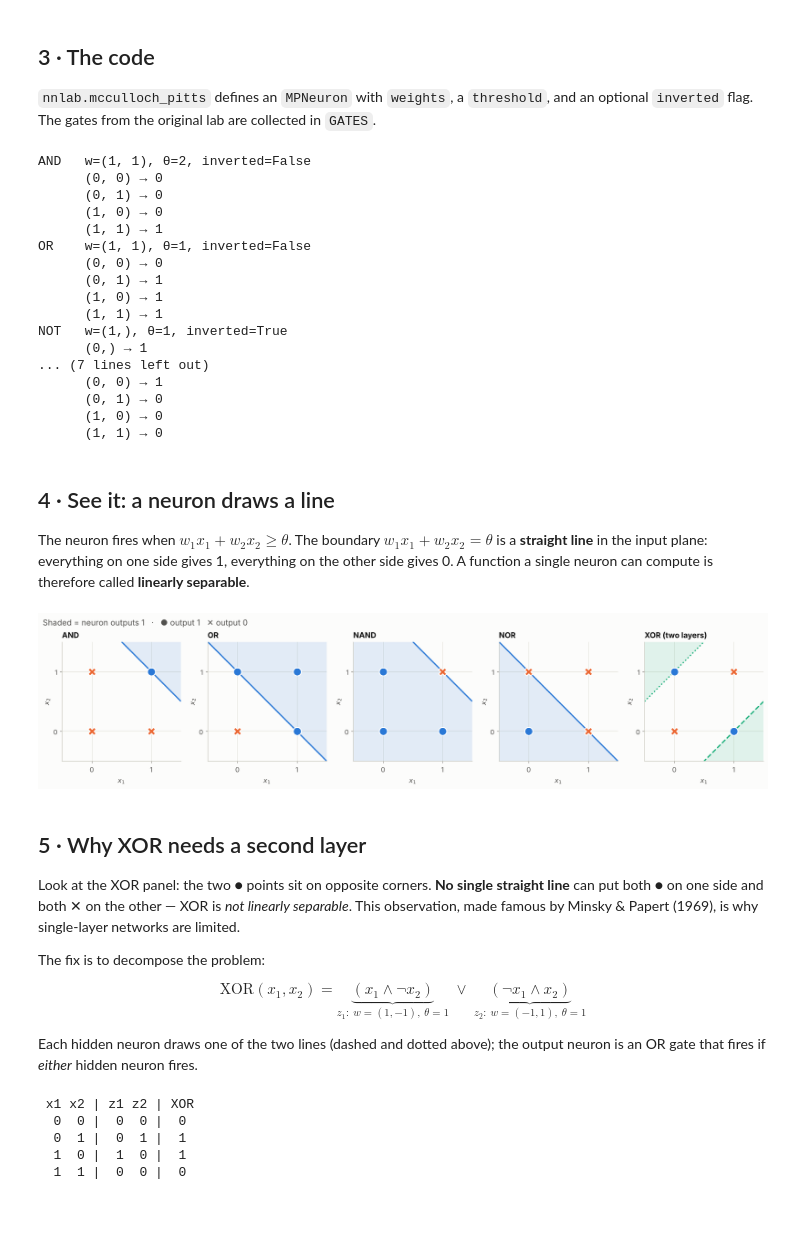
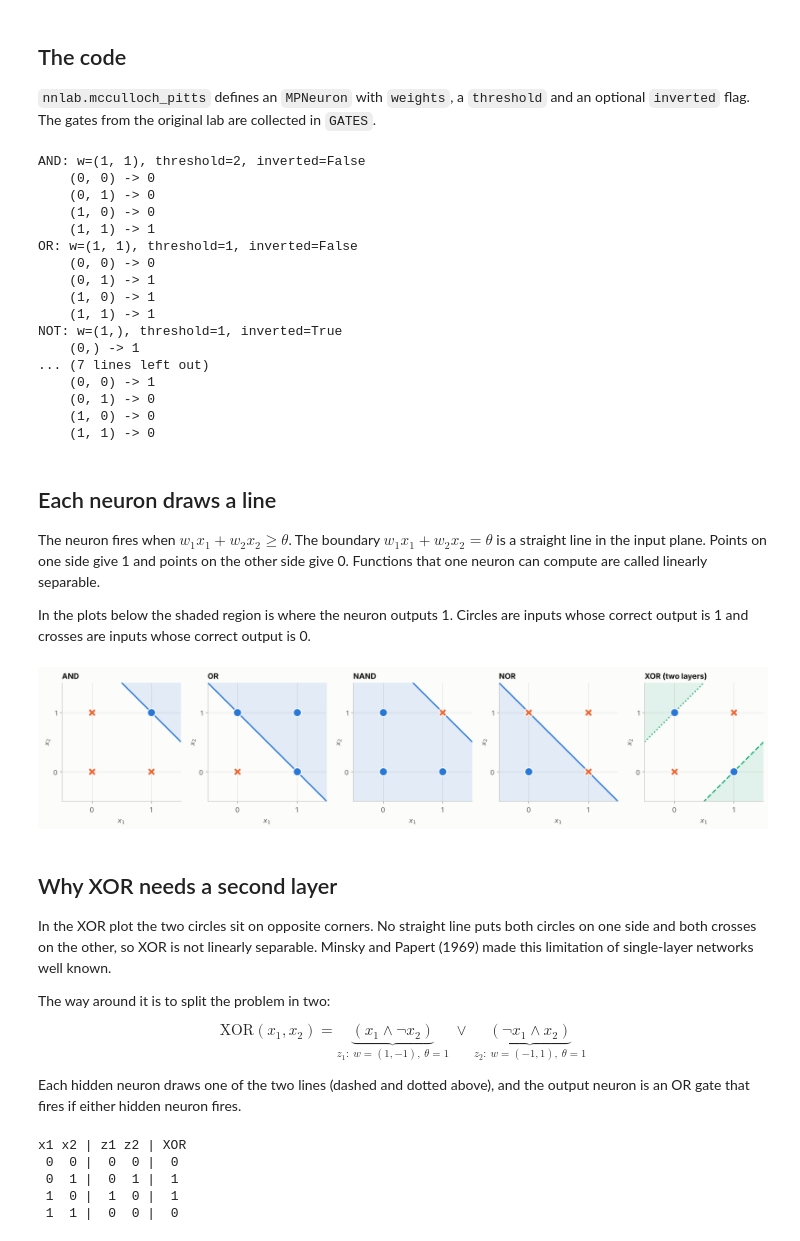
Before and after one commit to anupbagale/neural-network-lab, a Jupyter notebook: notebooks/01_mcculloch_pitts_logic_gates.ipynb, the cells around one changed output. Saved outputs shown, nothing was run; the diff lists cells and outputs as text; code cells hidden in the pictures; blank space fills up the shorter version.

```diff
--- a/notebooks/01_mcculloch_pitts_logic_gates.ipynb
+++ b/notebooks/01_mcculloch_pitts_logic_gates.ipynb
@@ -70,96 +68,97 @@ $net = 0, 1, 1, 2$. AND fires only when $net \ge 2$ → `0 0 0 1`. OR fires when
 
 </details>
 # %% [markdown]
-## 3 · The code
+## The code
 
-`nnlab.mcculloch_pitts` defines an `MPNeuron` with `weights`, a `threshold`, and an optional
+`nnlab.mcculloch_pitts` defines an `MPNeuron` with `weights`, a `threshold` and an optional
 `inverted` flag. The gates from the original lab are collected in `GATES`.
 # %%
-from nnlab.mcculloch_pitts import GATES, MPNeuron, truth_table, xor_network
+from nnlab.mcculloch_pitts import GATES, MPNeuron, XOR_HIDDEN, truth_table, xor_network
 
 for name, neuron in GATES.items():
     n_inputs = len(neuron.weights)
-    rows = truth_table(neuron, n_inputs)
-    print(f"{name:<5} w={neuron.weights}, θ={neuron.threshold}, inverted={neuron.inverted}")
-    for inputs, out in rows:
-        print(f"      {inputs} → {out}")
+    print(f"{name}: w={neuron.weights}, threshold={neuron.threshold}, inverted={neuron.inverted}")
+    for inputs, out in truth_table(neuron, n_inputs):
+        print(f"    {inputs} -> {out}")
 # %% [output]
-AND   w=(1, 1), θ=2, inverted=False
-      (0, 0) → 0
-      (0, 1) → 0
-      (1, 0) → 0
-      (1, 1) → 1
-OR    w=(1, 1), θ=1, inverted=False
-      (0, 0) → 0
-      (0, 1) → 1
-      (1, 0) → 1
-      (1, 1) → 1
-NOT   w=(1,), θ=1, inverted=True
-      (0,) → 1
+AND: w=(1, 1), threshold=2, inverted=False
+    (0, 0) -> 0
+    (0, 1) -> 0
+    (1, 0) -> 0
+    (1, 1) -> 1
+OR: w=(1, 1), threshold=1, inverted=False
+    (0, 0) -> 0
+    (0, 1) -> 1
+    (1, 0) -> 1
+    (1, 1) -> 1
+NOT: w=(1,), threshold=1, inverted=True
+    (0,) -> 1
 ... (7 lines left out)
-      (0, 0) → 1
-      (0, 1) → 0
-      (1, 0) → 0
-      (1, 1) → 0
+    (0, 0) -> 1
+    (0, 1) -> 0
+    (1, 0) -> 0
+    (1, 1) -> 0
 # %% [markdown]
-## 4 · See it: a neuron draws a line
+## Each neuron draws a line
 
 The neuron fires when $w_1 x_1 + w_2 x_2 \ge \theta$. The boundary $w_1 x_1 + w_2 x_2 = \theta$
-is a **straight line** in the input plane: everything on one side gives 1, everything on the other
-side gives 0. A function a single neuron can compute is therefore called **linearly separable**.
+is a straight line in the input plane. Points on one side give 1 and points on the other side
+give 0. Functions that one neuron can compute are called linearly separable.
+
+In the plots below the shaded region is where the neuron outputs 1. Circles are inputs whose
+correct output is 1 and crosses are inputs whose correct output is 0.
 # %%
-pts = np.array([(0, 0), (0, 1), (1, 0), (1, 1)])
+corners = np.array([(0, 0), (0, 1), (1, 0), (1, 1)])
 grid = np.linspace(-0.5, 1.5, 300)
 G1, G2 = np.meshgrid(grid, grid)
 
 
 def draw_points(ax, outputs):
-    for (x1, x2), out in zip(pts, outputs):
+    for (x1, x2), out in zip(corners, outputs):
         ax.scatter(x1, x2, s=160, zorder=3,
                    marker="o" if out else "X",
                    color=PALETTE[0] if out else PALETTE[1],
                    edgecolor="white", linewidth=1.5)
     ax.set(xlim=(-0.5, 1.5), ylim=(-0.5, 1.5), xticks=[0, 1], yticks=[0, 1],
            xlabel="$x_1$", ylabel="$x_2$", aspect="equal")
 
 
 fig, axes = plt.subplots(1, 5, figsize=(16, 3.6))
 for ax, name in zip(axes, ["AND", "OR", "NAND", "NOR"]):
     n = GATES[name]
     fires = (n.weights[0] * G1 + n.weights[1] * G2 >= n.threshold) != n.inverted
     ax.contourf(G1, G2, fires, levels=[0.5, 1.5], colors=[PALETTE[0]], alpha=0.12)
     ax.contour(G1, G2, n.weights[0] * G1 + n.weights[1] * G2, levels=[n.threshold],
                colors=[PALETTE[0]], linewidths=2)
     draw_points(ax, [out for _, out in truth_table(n)])
     ax.set_title(name)
 
 ax = axes[4]
 for w, ls in [((1, -1), "--"), ((-1, 1), ":")]:
     ax.contour(G1, G2, w[0] * G1 + w[1] * G2, levels=[1], colors=[PALETTE[2]], linewidths=2, linestyles=ls)
 xor_region = (G1 - G2 >= 1) | (G2 - G1 >= 1)
 ax.contourf(G1, G2, xor_region, levels=[0.5, 1.5], colors=[PALETTE[2]], alpha=0.12)
 draw_points(ax, [out for _, out in truth_table(xor_network)])
 ax.set_title("XOR (two layers)")
 
-fig.suptitle("Shaded = neuron outputs 1   ·   ● output 1   ✕ output 0", x=0.01, ha="left", color="#52514e")
 fig.tight_layout()
 plt.show()
 # %% [output]
-[figure, old version]
+[figure, new version]
 # %% [markdown]
-## 5 · Why XOR needs a second layer
+## Why XOR needs a second layer
 
-Look at the XOR panel: the two ● points sit on opposite corners. **No single straight line** can put
-both ● on one side and both ✕ on the other — XOR is *not linearly separable*. This observation,
-made famous by Minsky & Papert (1969), is why single-layer networks are limited.
+In the XOR plot the two circles sit on opposite corners. No straight line puts both circles on one
+side and both crosses on the other, so XOR is not linearly separable. Minsky and Papert (1969) made
+this limitation of single-layer networks well known.
 
-The fix is to decompose the problem:
+The way around it is to split the problem in two:
 
 $$
 \text{XOR}(x_1, x_2) = \underbrace{(x_1 \land \lnot x_2)}_{z_1:\ w=(1,-1),\ \theta=1}
 \;\lor\; \underbrace{(\lnot x_1 \land x_2)}_{z_2:\ w=(-1,1),\ \theta=1}
 $$
 
-Each hidden neuron draws one of the two lines (dashed and dotted above); the output neuron is an
-OR gate that fires if *either* hidden neuron fires.
+Each hidden neuron draws one of the two lines (dashed and dotted above), and the output neuron is
+an OR gate that fires if either hidden neuron fires.
 # %%
```
Also changed, not shown: parts of 9 cells of this notebook, 16 other files.
